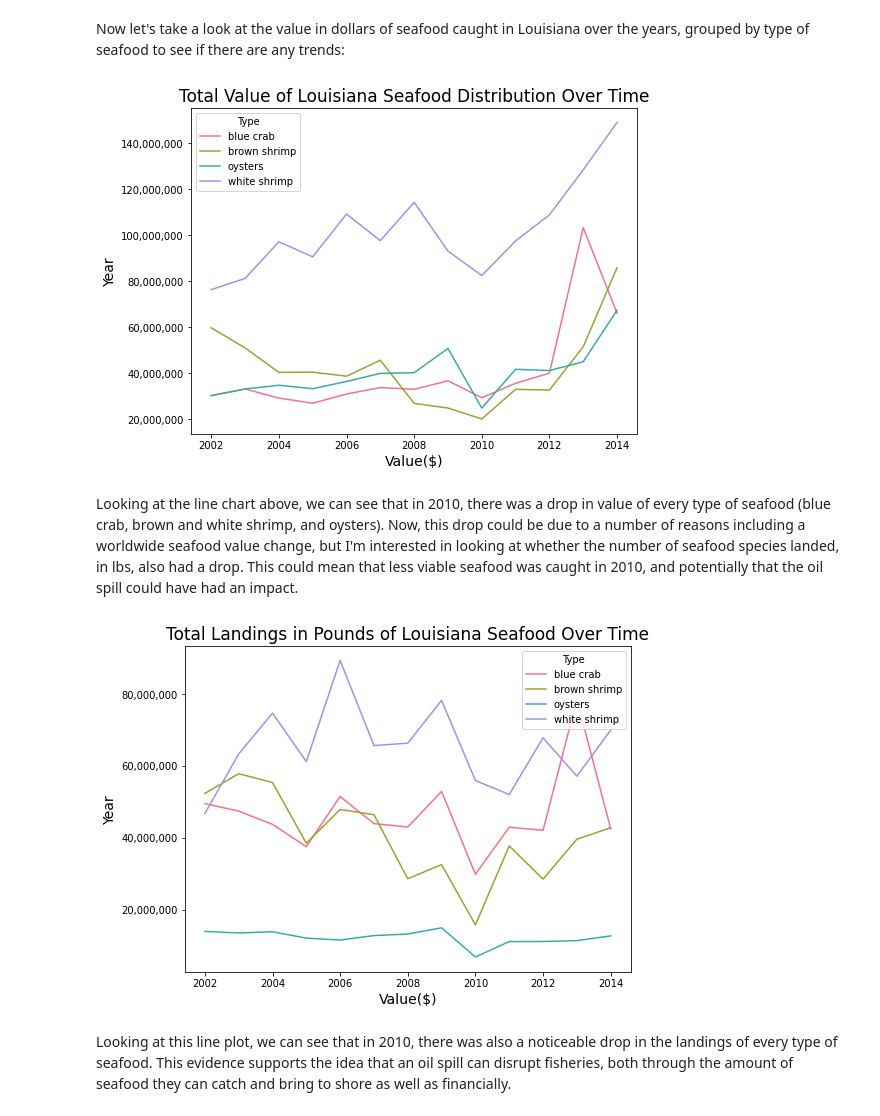
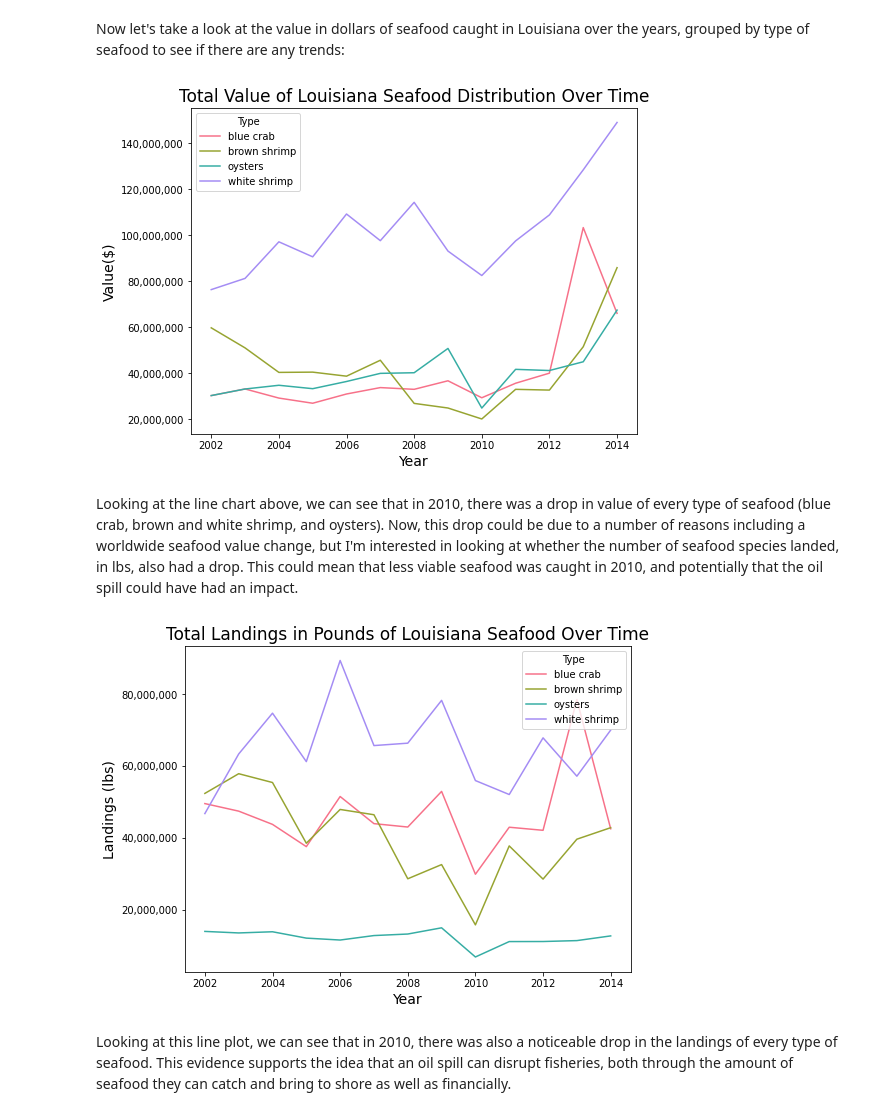
Before and after one commit to gbugieda/final-367-datascience, a Jupyter notebook: final-ocean-oil-spills.ipynb, the cells around one changed output. Cells and saved outputs as stored; diff of their text form; code cells hidden in the pictures.

```diff
--- a/final-ocean-oil-spills.ipynb
+++ b/final-ocean-oil-spills.ipynb
@@ -267,26 +267,26 @@ plt.subplots(figsize=(8,6))
 ax = sns.lineplot(data=seafood,x='Year',y='Value($)',hue='Type',palette="husl")
 plt.title("Total Value of Louisiana Seafood Distribution Over Time",fontsize=17)
 plt.ticklabel_format(style='plain', axis='y')
-plt.xlabel("Value($)",fontsize=14)
-plt.ylabel("Year",fontsize=14)
+plt.xlabel("Year",fontsize=14)
+plt.ylabel("Value($)",fontsize=14)
 ax.get_yaxis().set_major_formatter(matplotlib.ticker.FuncFormatter(lambda x, p: format(int(x), ',')))
 plt.show()
 # %% [output]
-[figure, old version]
+[figure, new version]
 # %% [markdown]
 Looking at the line chart above, we can see that in 2010, there was a drop in value of every type of seafood (blue crab, brown and white shrimp, and oysters).  Now, this drop could be due to a number of reasons including a worldwide seafood value change, but I'm interested in looking at whether the number of seafood species landed, in lbs, also had a drop.  This could mean that less viable seafood was caught in 2010, and potentially that the oil spill could have had an impact.
 # %%
 landings = la_fisheries.groupby(['Year','Type']).agg({'Value($)':'sum','Landings(lbs)':'sum'})
 
 plt.subplots(figsize=(8,6))
 ax = sns.lineplot(data=landings,x='Year',y='Landings(lbs)',hue='Type',palette="husl")
 plt.title("Total Landings in Pounds of Louisiana Seafood Over Time",fontsize=17)
-plt.xlabel("Value($)",fontsize=14)
-plt.ylabel("Year",fontsize=14)
+plt.xlabel("Year",fontsize=14)
+plt.ylabel("Landings (lbs)",fontsize=14)
 ax.get_yaxis().set_major_formatter(matplotlib.ticker.FuncFormatter(lambda x, p: format(int(x), ',')))
 plt.show()
 # %% [output]
-[figure, old version]
+[figure, new version]
 # %% [markdown]
 Looking at this line plot, we can see that in 2010, there was also a noticeable drop in the landings of every type of seafood.  This evidence supports the idea that an oil spill can disrupt fisheries, both through the amount of seafood they can catch and bring to shore as well as financially.
 # %% [markdown]
```
Also changed, not shown: parts of 1 cell of this notebook.
